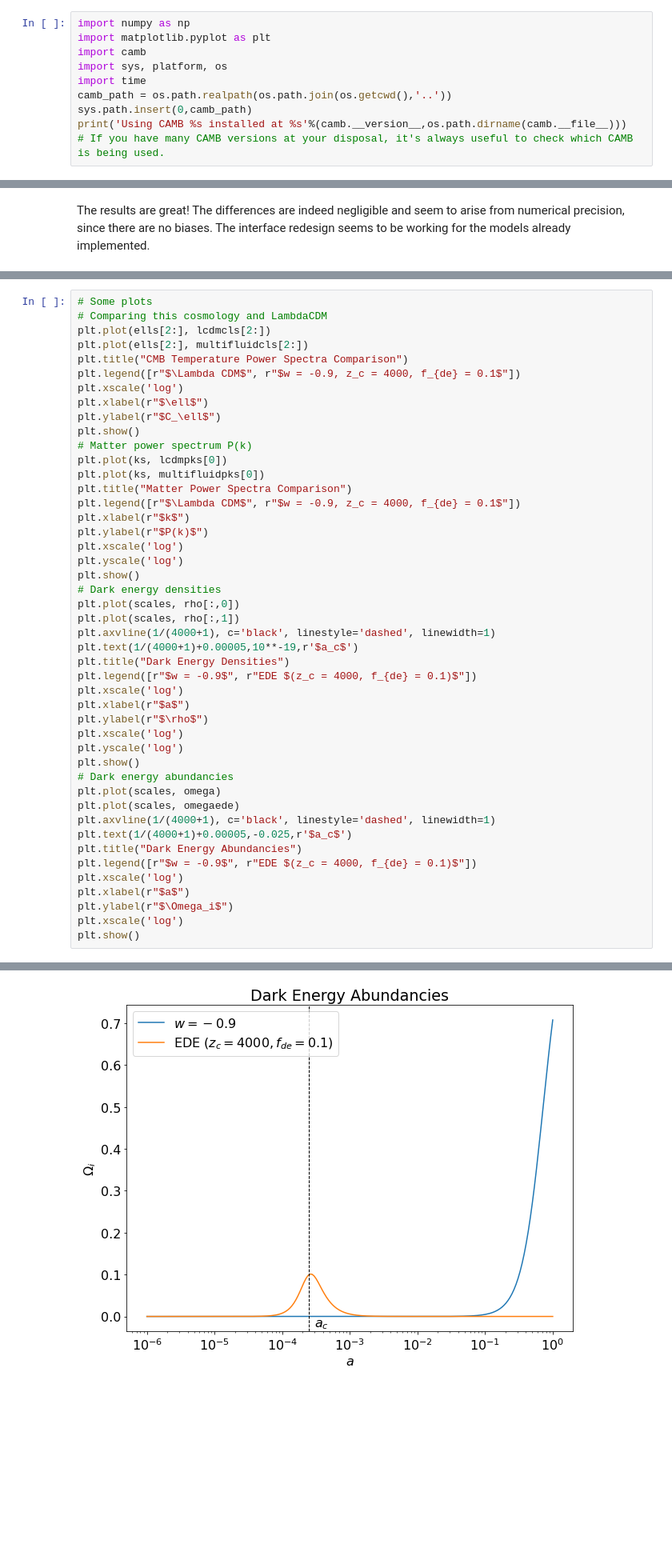
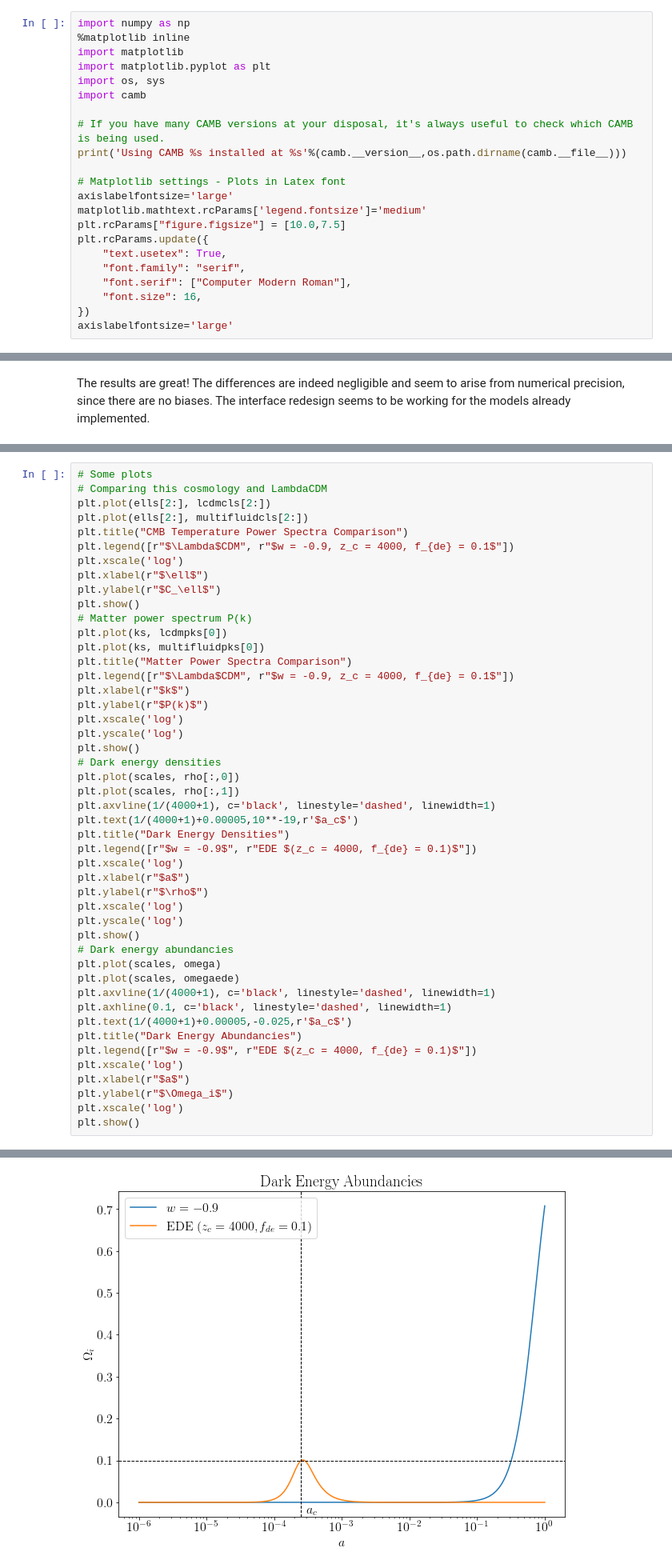
Before and after one commit to kablejosh/cocoa2, a Jupyter notebook: Cocoa/external_modules/code/CAMBMultiFluidDE/docs/Multifluid_test.ipynb, the cells around one changed output, grey strips where cells are left out. Shown at 80% size. Saved outputs shown, nothing was run; the diff lists cells and outputs as text; blank space fills up the shorter version.

```diff
--- a/Cocoa/external_modules/code/CAMBMultiFluidDE/docs/Multifluid_test.ipynb
+++ b/Cocoa/external_modules/code/CAMBMultiFluidDE/docs/Multifluid_test.ipynb
@@ -5,12 +5,24 @@ Author: João Victor S. Rebouças, January 2022.
 This is a notebook for testing our CAMB modification for multiple fluids. Download the modified CAMB version at https://github.com/CoupleDE-UNESP/CAMB-EDE
 # %%
 import numpy as np
+%matplotlib inline
+import matplotlib
 import matplotlib.pyplot as plt
+import os, sys
 import camb
-import sys, platform, os
-import time
-camb_path = os.path.realpath(os.path.join(os.getcwd(),'..'))
-sys.path.insert(0,camb_path)
+
+# If you have many CAMB versions at your disposal, it's always useful to check which CAMB is being used.
 print('Using CAMB %s installed at %s'%(camb.__version__,os.path.dirname(camb.__file__)))
-# If you have many CAMB versions at your disposal, it's always useful to check which CAMB is being used.
+
+# Matplotlib settings - Plots in Latex font
+axislabelfontsize='large'
+matplotlib.mathtext.rcParams['legend.fontsize']='medium'
+plt.rcParams["figure.figsize"] = [10.0,7.5]
+plt.rcParams.update({
+    "text.usetex": True,
+    "font.family": "serif",
+    "font.serif": ["Computer Modern Roman"],
+    "font.size": 16,
+})
+axislabelfontsize='large'
 # %% [output]
@@ -146,7 +149,7 @@ omegaede = multifluidresults.get_Omega('de2', z = 1/scales - 1)
 plt.plot(ells[2:], lcdmcls[2:])
 plt.plot(ells[2:], multifluidcls[2:])
 plt.title("CMB Temperature Power Spectra Comparison")
-plt.legend([r"$\Lambda CDM$", r"$w = -0.9, z_c = 4000, f_{de} = 0.1$"])
+plt.legend([r"$\Lambda$CDM", r"$w = -0.9, z_c = 4000, f_{de} = 0.1$"])
 plt.xscale('log')
 plt.xlabel(r"$\ell$")
 plt.ylabel(r"$C_\ell$")
@@ -155,7 +158,7 @@ plt.show()
 plt.plot(ks, lcdmpks[0])
 plt.plot(ks, multifluidpks[0])
 plt.title("Matter Power Spectra Comparison")
-plt.legend([r"$\Lambda CDM$", r"$w = -0.9, z_c = 4000, f_{de} = 0.1$"])
+plt.legend([r"$\Lambda$CDM", r"$w = -0.9, z_c = 4000, f_{de} = 0.1$"])
 plt.xlabel(r"$k$")
 plt.ylabel(r"$P(k)$")
 plt.xscale('log')
@@ -178,6 +181,7 @@ plt.show()
 plt.plot(scales, omega)
 plt.plot(scales, omegaede)
 plt.axvline(1/(4000+1), c='black', linestyle='dashed', linewidth=1)
+plt.axhline(0.1, c='black', linestyle='dashed', linewidth=1)
 plt.text(1/(4000+1)+0.00005,-0.025,r'$a_c$')
 plt.title("Dark Energy Abundancies")
 plt.legend([r"$w = -0.9$", r"EDE $(z_c = 4000, f_{de} = 0.1)$"])
@@ -193,4 +197,4 @@ plt.show()
-[figure, old version]
+[figure, new version]
 # %% [markdown]
 ## Testing w constant fluid,  no EDE
 Here, I want to check if w constant matches with the original CAMB.
```
Also changed, not shown: parts of 15 cells of this notebook, 32 other files.
